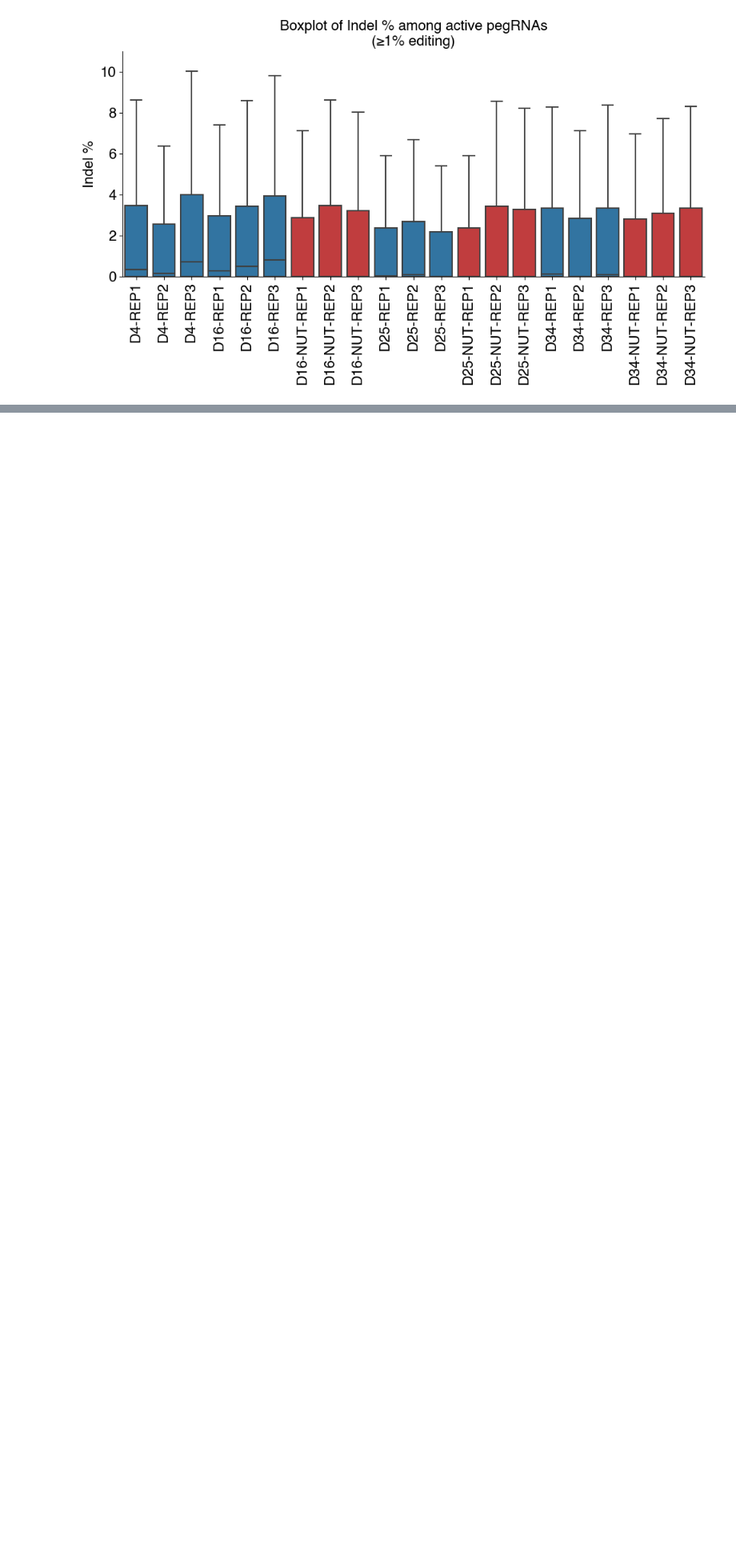
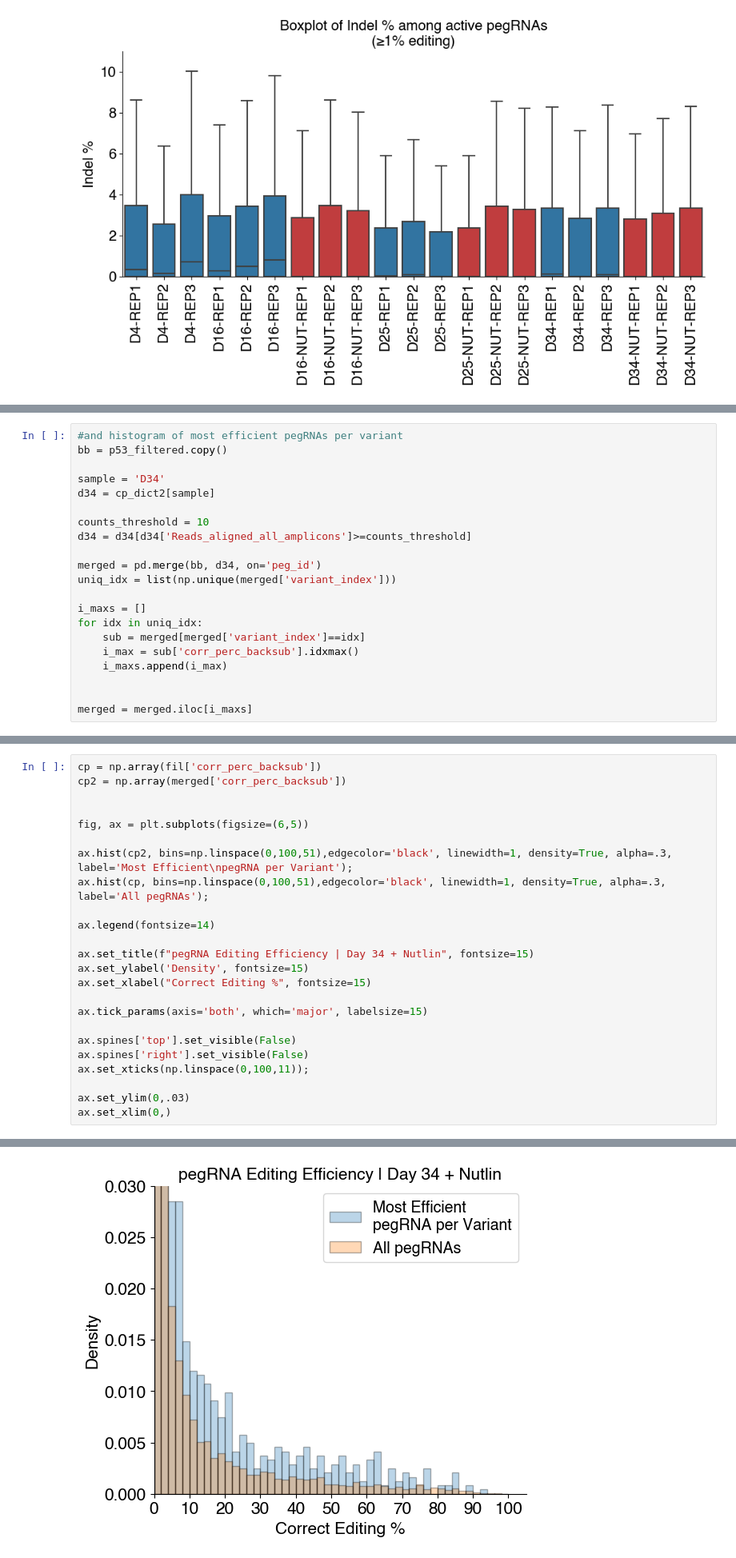
Before and after one commit to samgould2/p53-prime-editing-sensor, a Jupyter notebook: extended_figures.ipynb, the cells around one changed output, grey strips where cells are left out. Shown at 80% size. Drawn from its saved outputs; the diff is of its cells as text; blank space fills up the shorter version.

```diff
--- a/extended_figures.ipynb
+++ b/extended_figures.ipynb
@@ -566,0 +644,21 @@ fig.tight_layout()
+# %%
+#and histogram of most efficient pegRNAs per variant
+bb = p53_filtered.copy()
+
+sample = 'D34'
+d34 = cp_dict2[sample]
+
+counts_threshold = 10
+d34 = d34[d34['Reads_aligned_all_amplicons']>=counts_threshold]
+
+merged = pd.merge(bb, d34, on='peg_id')
+uniq_idx = list(np.unique(merged['variant_index']))
+
+i_maxs = []
+for idx in uniq_idx:
+    sub = merged[merged['variant_index']==idx]
+    i_max = sub['corr_perc_backsub'].idxmax()
+    i_maxs.append(i_max)
+
+
+merged = merged.iloc[i_maxs]
@@ -566,0 +716,25 @@ fig.tight_layout()
+# %%
+cp = np.array(fil['corr_perc_backsub'])
+cp2 = np.array(merged['corr_perc_backsub'])
+
+
+fig, ax = plt.subplots(figsize=(6,5))
+
+ax.hist(cp2, bins=np.linspace(0,100,51),edgecolor='black', linewidth=1, density=True, alpha=.3, label='Most Efficient\npegRNA per Variant');
+ax.hist(cp, bins=np.linspace(0,100,51),edgecolor='black', linewidth=1, density=True, alpha=.3, label='All pegRNAs');
+
+ax.legend(fontsize=14)
+
+ax.set_title(f"pegRNA Editing Efficiency | Day 34 + Nutlin", fontsize=15)
+ax.set_ylabel('Density', fontsize=15)
+ax.set_xlabel("Correct Editing %", fontsize=15)
+
+ax.tick_params(axis='both', which='major', labelsize=15)
+
+ax.spines['top'].set_visible(False)
+ax.spines['right'].set_visible(False)
+ax.set_xticks(np.linspace(0,100,11));
+
+ax.set_ylim(0,.03)
+ax.set_xlim(0,)
+# %% [output]
@@ -567,3 +742,4 @@ fig.tight_layout()
+[figure, added]
 # %% [markdown]
 # Extended Data Figure 4 – Training a random forest regressor to predict pegRNA efficiency.
 ## Extended Data Figure 4a
```
Also changed, not shown: parts of 7 cells of this notebook, 1 other file.
